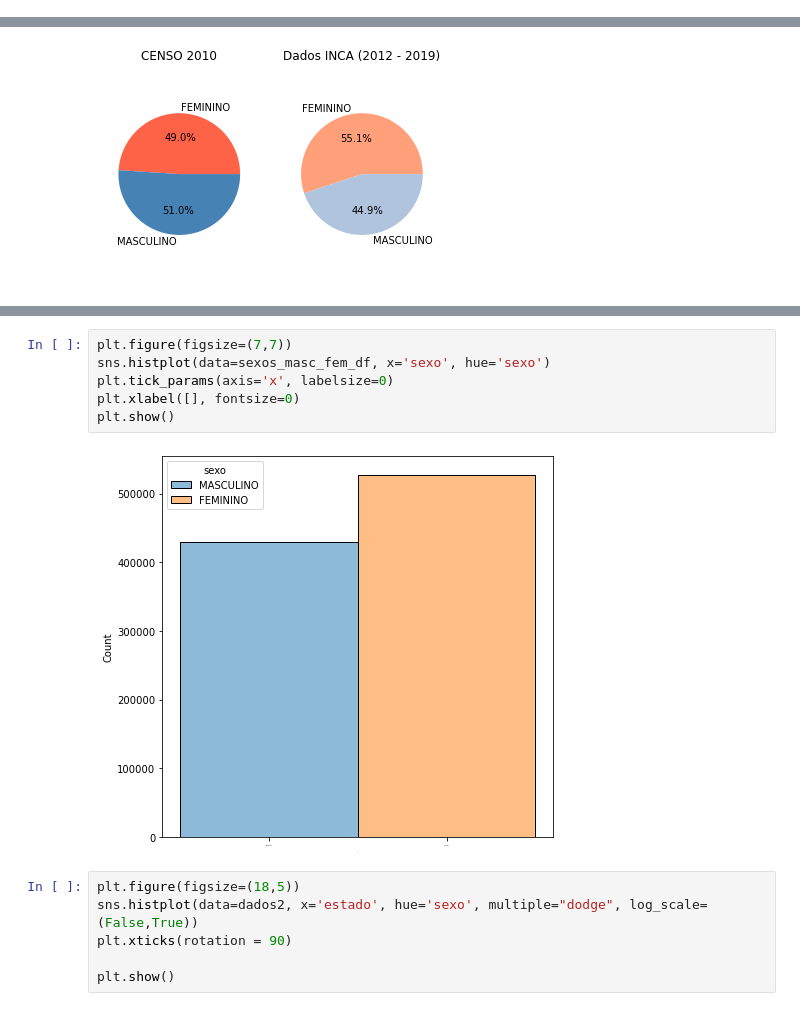
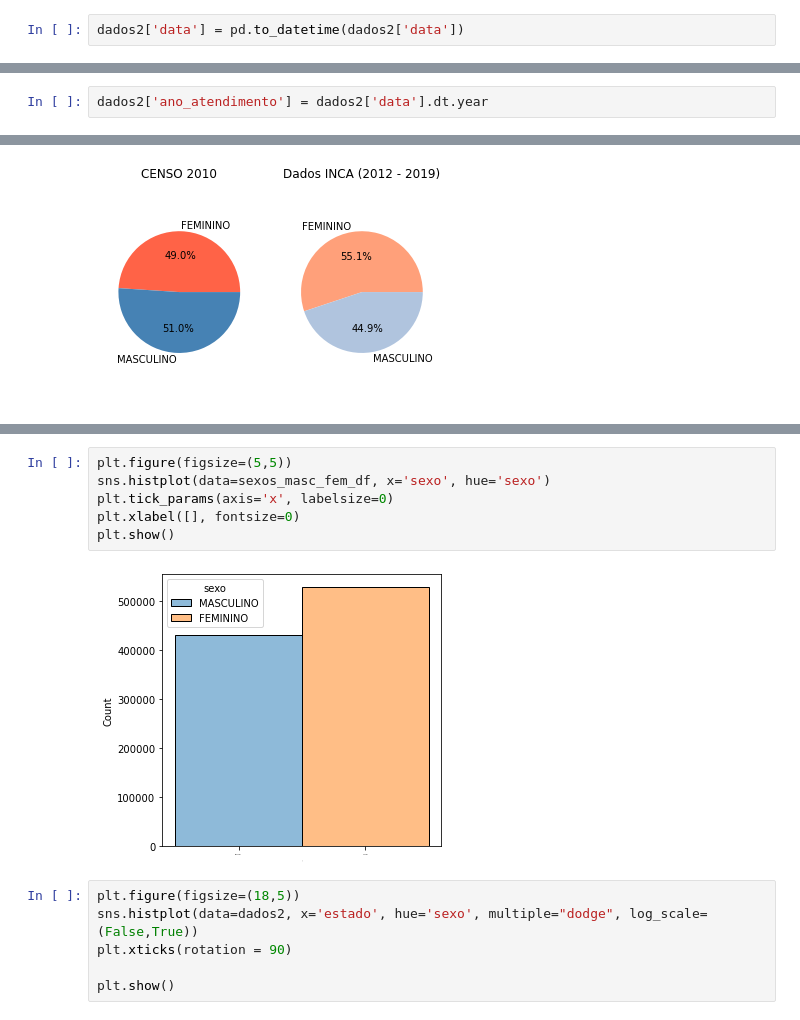
Before and after one commit to AnaPaulaPAraujo/analise_dados_cancer_brasil, a Jupyter notebook: analise_geral.ipynb, the cells around one changed output, grey strips where cells are left out. Cells and saved outputs as stored; diff of their text form.

```diff
--- a/analise_geral.ipynb
+++ b/analise_geral.ipynb
@@ -101,0 +109,2 @@ dtype: float64
+# %%
+dados2['data'] = pd.to_datetime(dados2['data'])
@@ -101,0 +131,2 @@ dtype: float64
+# %%
+dados2['ano_atendimento'] = dados2['data'].dt.year
@@ -196,13 +341,13 @@ sexos_masc_fem_df.head()
 | 3 | 679877 | RCBP CAMPINAS-UNICAMP | FEMININO | 57.0 | PARDA | BRASIL | ALAGOAS | ... |
 | 4 | 676553 | RCBP CAMPINAS-UNICAMP | MASCULINO | 52.0 | BRANCO | BRASIL | SÃO PAULO | ... |
 # %%
-plt.figure(figsize=(7,7))
+plt.figure(figsize=(5,5))
 sns.histplot(data=sexos_masc_fem_df, x='sexo', hue='sexo')
 plt.tick_params(axis='x', labelsize=0)
 plt.xlabel([], fontsize=0)
 plt.show()
 # %% [output]
-[figure, old version]
+[figure, new version]
 # %%
 plt.figure(figsize=(18,5))
 sns.histplot(data=dados2, x='estado', hue='sexo', multiple="dodge", log_scale=(False,True))
```
Also changed, not shown: parts of 21 cells of this notebook.
